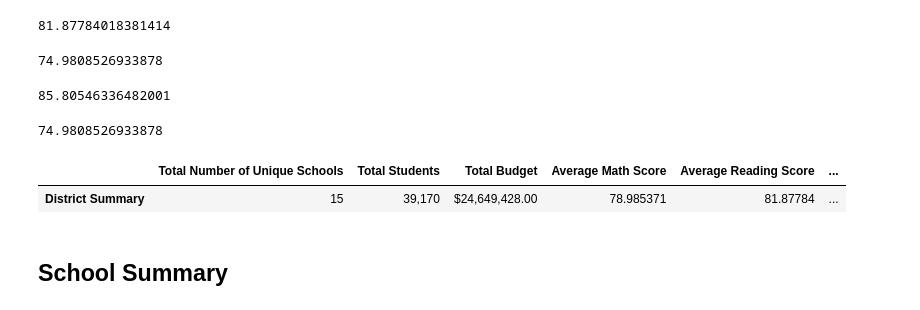
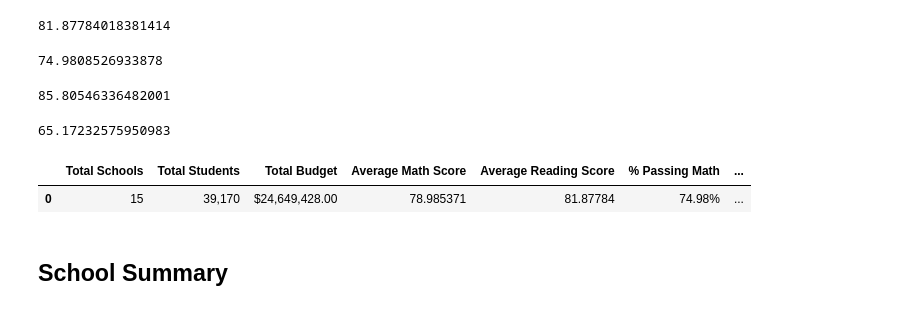
Before and after one commit to gdagger/Pandas-Challenge, a Jupyter notebook: PyCitySchools/PyCitySchools.ipynb, the cells around one changed output. Drawn from its saved outputs; the diff is of its cells as text; code cells hidden in the pictures.

```diff
--- a/PyCitySchools/PyCitySchools.ipynb
+++ b/PyCitySchools/PyCitySchools.ipynb
@@ -65,62 +67,64 @@ avg_reading_score = school_data_complete.loc[:,"reading_score"].mean()
 avg_reading_score
 # %% [output]
 81.87784018381414
+# %%
+## Calculate % passing math
+
+# Count and store total number of students who passed math
+passing_math_count = school_data_complete.loc[school_data_complete["math_score"] >= 70].count()["student_name"]
+
+# Calculate percent of students who passed math
+passing_math_percentage = (passing_math_count / float(student_count)) * 100
+
+passing_math_percentage
+# %% [output]
+74.9808526933878
+# %%
+## Calculate % passing reading
+
+# Count and store total number of students who passed reading
+passing_reading_count = school_data_complete.loc[(school_data_complete["reading_score"] >= 70)].count()["student_name"]
+
+# Calculate percent of students who passed reading
+passing_reading_percentage = (passing_reading_count / float(student_count)) * 100
+
+passing_reading_percentage
+# %% [output]
+85.80546336482001
 # %%
-## Calculate % passing math
+## Calculate % passing overall
 
-# Create new dataframe consisting of only students with a math score of 70 or higher
-passing_math_count = school_data_complete.loc[school_data_complete["math_score"] >= 70].count()["student_name"]
+# Create new dataframe consisting of only students with both reading AND math scores of 70 or higher
+passing_math_reading_count = school_data_complete.loc[(school_data_complete["math_score"] >= 70) & (school_data_complete["reading_score"] >= 70)].count()["student_name"]
 
+# Calculate percent of total students who passed both math and reading
+overall_passing_rate = (passing_math_reading_count / student_count) * 100
 
-# Calculate percent of total students that passed math
-passing_math_percentage = (passing_math_count / float(student_count)) * 100
-
-passing_math_percentage
+overall_passing_rate
 # %% [output]
-74.9808526933878
+65.17232575950983
-# %%
-## Calculate % passing reading
-
-# Count and store total number of students who passed reading
-passing_reading_count = school_data_complete.loc[(school_data_complete["reading_score"] >= 70)].count()["student_name"]
-
-# Calculate percent of total students who passed reading
-passing_reading_percentage = (passing_reading_count / student_count) * 100
-
-passing_reading_percentage
-# %% [output]
-85.80546336482001
-# %%
-# Calculate % passing overall
-
-# Create new dataframe consisting of only students with both reading AND math scores of 70 or higher
-passing_math_reading_count = school_data_complete.loc[(school_data_complete["math_score"] >= 70) & (school_data_complete["reading_score"] >= 70)].count()["student_name"]
-
-passing_math_reading_percentage = (passing_math_reading_count / student_count) * 100
-
-passing_math_percentage
-# %% [output]
-74.9808526933878
 # %%
+# Create a high-level snapshot of the district's key metrics in a DataFrame
 
-data = {"Total Number of Unique Schools":[school_count], "Total Students":[student_count], "Total Budget":[total_budget], "Average Math Score":[avg_math_score],
+data = {"Total Schools":[school_count], "Total Students":[student_count], "Total Budget":[total_budget], "Average Math Score":[avg_math_score],
         "Average Reading Score":[avg_reading_score], "% Passing Math":[passing_math_percentage], "% Passing Reading":[passing_reading_percentage],
         "% Overall Passing":[passing_math_reading_percentage]
         }
 
-district_summary = pd.DataFrame(data, index=["District Summary"])
+district_summary = pd.DataFrame(data)
 
 # Formatting
 district_summary["Total Students"] = district_summary["Total Students"].map("{:,}".format)
 district_summary["Total Budget"] = district_summary["Total Budget"].map("${:,.2f}".format)
 district_summary["% Passing Math"] = district_summary["% Passing Math"].map("{:,.2f}%".format)
 district_summary["% Passing Reading"] = district_summary["% Passing Reading"].map("{:,.2f}%".format)
 district_summary["% Overall Passing"] = district_summary["% Overall Passing"].map("{:,.2f}%".format)
 
+# Display the DataFrame
 district_summary
 # %% [output]
-|  | Total Number of Unique Schools | Total Students | Total Budget | Average Math Score | Average Reading Score | ... |
-| District Summary | 15 | 39,170 | $24,649,428.00 | 78.985371 | 81.87784 | ... |
+|  | Total Schools | Total Students | Total Budget | Average Math Score | Average Reading Score | % Passing Math | ... |
+| 0 | 15 | 39,170 | $24,649,428.00 | 78.985371 | 81.87784 | 74.98% | ... |
 # %% [markdown]
 ## School Summary
 # %%
```
Also changed, not shown: parts of 27 cells of this notebook, 12 other files.
